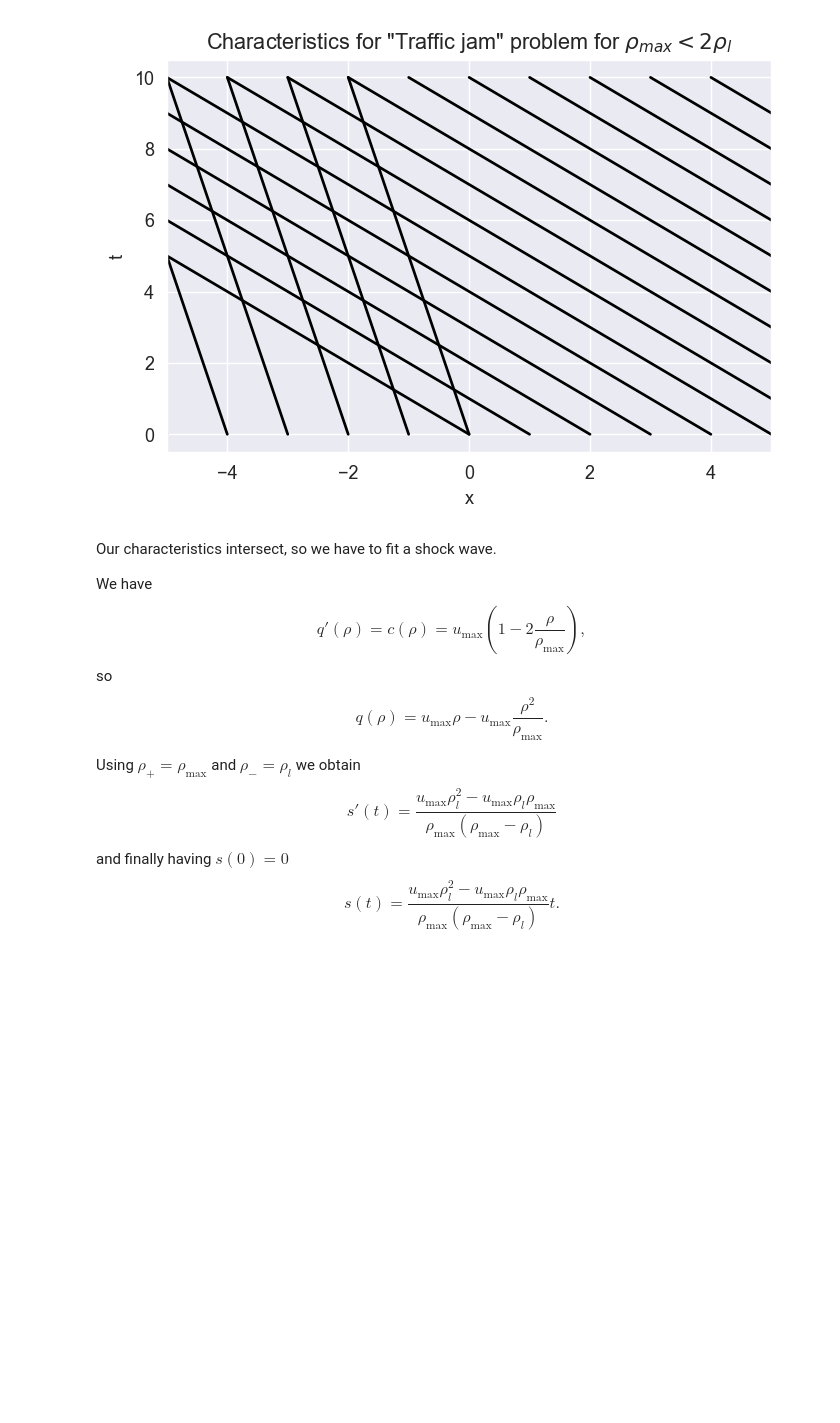
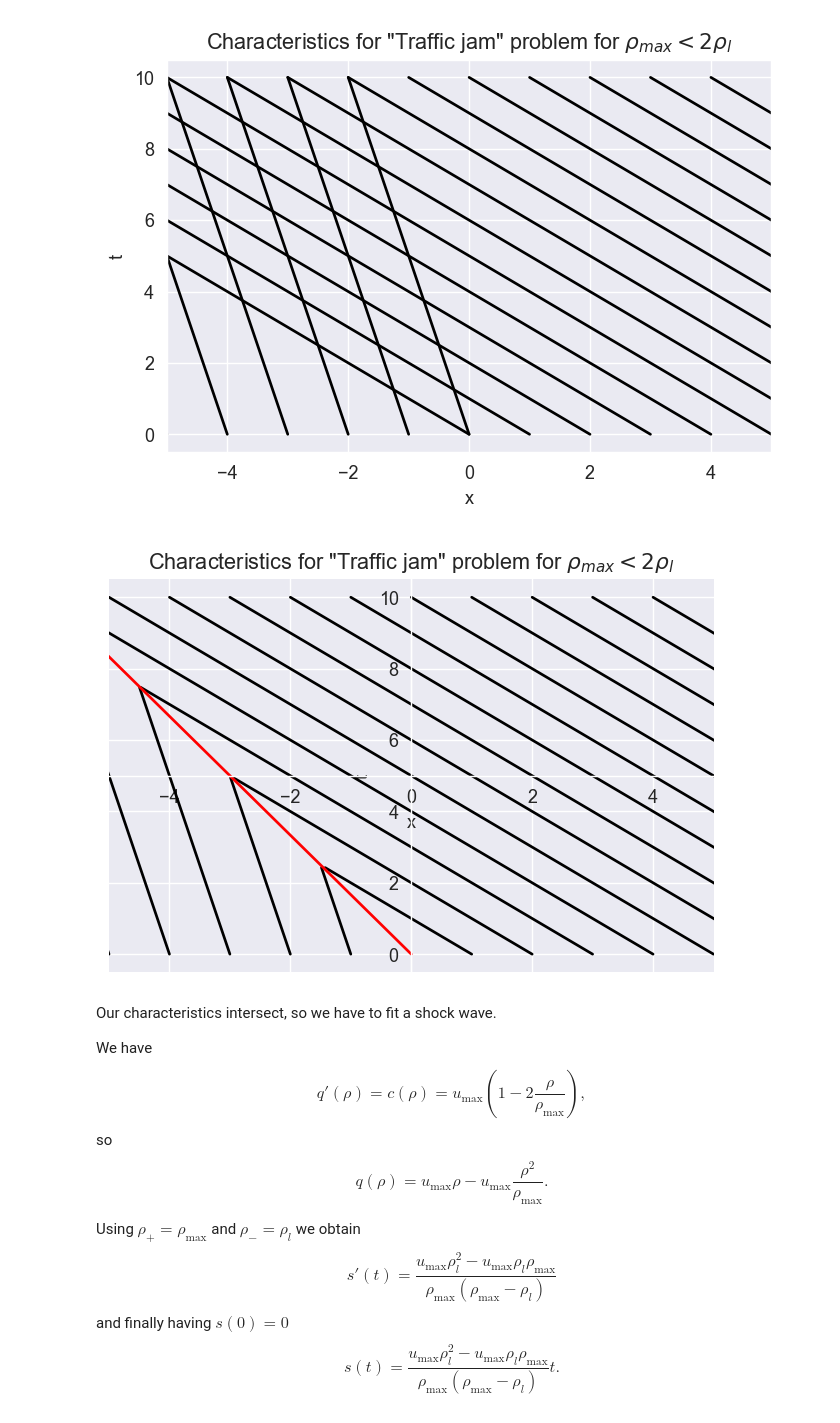
Before and after one commit to joannaww/Lighthill-Witham-Richards-Model, a Jupyter notebook: Matuszak_Wojciechowicz.ipynb, the cells around one changed output. Cells and saved outputs as stored; diff of their text form; code cells hidden in the pictures; blank space fills up the shorter version.

```diff
--- a/Matuszak_Wojciechowicz.ipynb
+++ b/Matuszak_Wojciechowicz.ipynb
@@ -247,6 +299,34 @@ plt.ylabel('t')
 plt.show()
 # %% [output]
 [figure]
+# %%
+u_max = 1
+rho_max = 1
+rho_l = 0.6
+Ksi = np.arange(-5,15)
+t = np.linspace(0, 10, 100)
+
+fig, ax = plt.subplots(1, 1)
+ax.spines['left'].set_position('center')
+ax.spines['bottom'].set_position('center')
+ax.spines['right'].set_color('none')
+ax.spines['top'].set_color('none')
+
+X = []
+for i in range(len(Ksi)):
+    for j in t:
+        X.append(traffic_jam_X_shock(u_max, j, rho_max, rho_l, Ksi[i]))
+    plt.plot(X, t, 'black')
+    X = []
+
+plt.plot((u_max*rho_l**2-u_max*rho_l*rho_max)/(rho_max*(rho_max-rho_l))*t, t, 'red')
+plt.xlim([Ksi[0], 5])
+plt.title(r'Characteristics for "Traffic jam" problem for $\rho_{max} < 2\rho_{l}$')
+plt.xlabel('x')
+plt.ylabel('t')
+plt.show()
+# %% [output]
+[figure, added]
 # %% [markdown]
 Our characteristics intersect, so we have to fit a shock wave.
 
```
Also changed, not shown: parts of 21 cells of this notebook.
